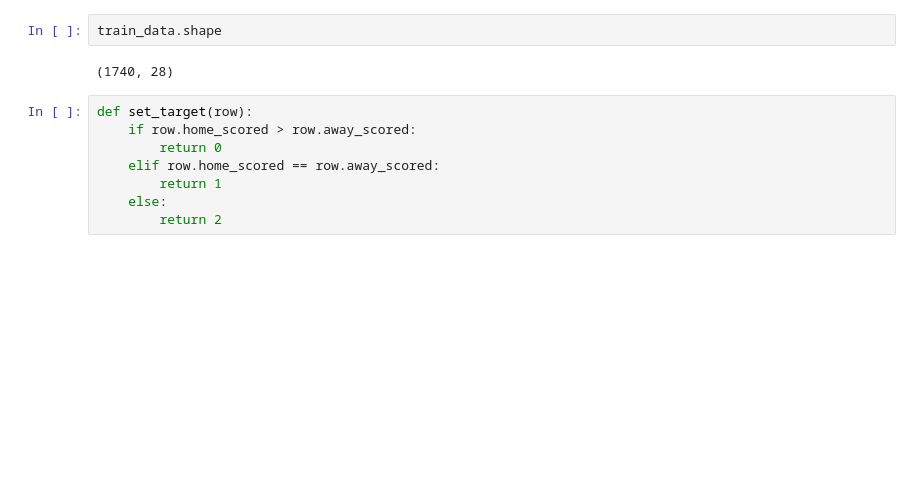
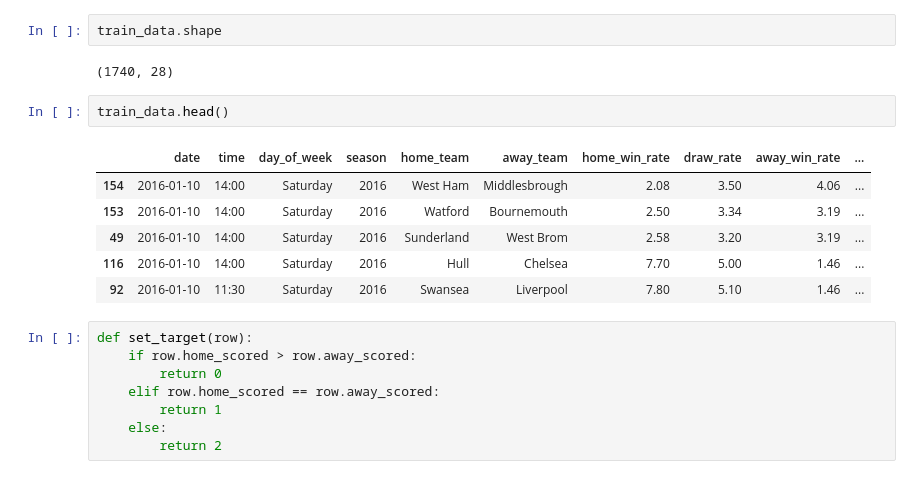
Before and after one commit to macroslav/bets-model, a Jupyter notebook: Bets pipeline.ipynb, the cells around one changed output. Cells and saved outputs as stored; diff of their text form; blank space fills up the shorter version.

```diff
--- a/Bets pipeline.ipynb
+++ b/Bets pipeline.ipynb
@@ -89,6 +75,15 @@ Index(['day_of_week', 'season', 'home_team', 'away_team'], dtype='object')
 train_data.shape
 # %% [output]
 (1740, 28)
+# %%
+train_data.head()
+# %% [output]
+|  | date | time | day_of_week | season | home_team | away_team | home_win_rate | draw_rate | away_win_rate | ... |
+| 154 | 2016-01-10 | 14:00 | Saturday | 2016 | West Ham | Middlesbrough | 2.08 | 3.50 | 4.06 | ... |
+| 153 | 2016-01-10 | 14:00 | Saturday | 2016 | Watford | Bournemouth | 2.50 | 3.34 | 3.19 | ... |
+| 49 | 2016-01-10 | 14:00 | Saturday | 2016 | Sunderland | West Brom | 2.58 | 3.20 | 3.19 | ... |
+| 116 | 2016-01-10 | 14:00 | Saturday | 2016 | Hull | Chelsea | 7.70 | 5.00 | 1.46 | ... |
+| 92 | 2016-01-10 | 11:30 | Saturday | 2016 | Swansea | Liverpool | 7.80 | 5.10 | 1.46 | ... |
 # %%
 def set_target(row):
     if row.home_scored > row.away_scored:
```
Also changed, not shown: parts of 22 cells of this notebook, 3 other files.
